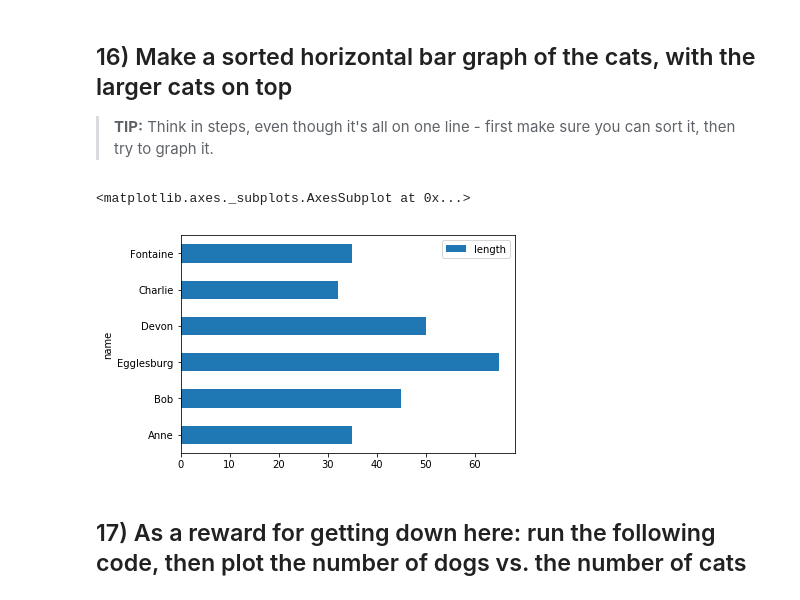
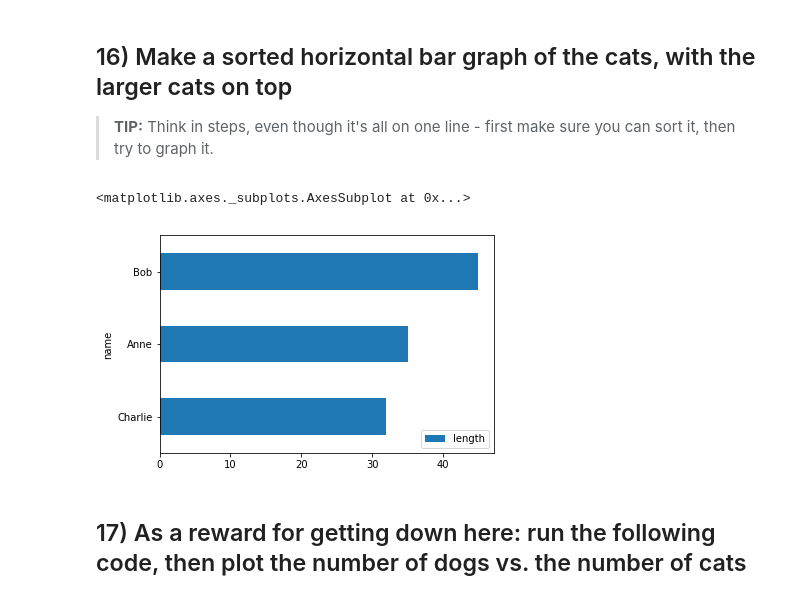
Before and after one commit to simon-pinkmartini/foundations, a Jupyter notebook: class-05/05 - pandas intro (animals dataset).ipynb, the cells around one changed output. Drawn from its saved outputs; the diff is of its cells as text; code cells hidden in the pictures.

```diff
--- a/class-05/05 - pandas intro (animals dataset).ipynb
+++ b/class-05/05 - pandas intro (animals dataset).ipynb
@@ -205,10 +208,10 @@ df.plot?
 
 > **TIP:** Think in steps, even though it's all on one line - first make sure you can sort it, then try to graph it.
 # %%
-df.plot(kind="barh", x="name", y="length")
+df[df["animal"] == "cat"].sort_values("length").plot(kind="barh", x="name", y="length")
 # %% [output]
 <matplotlib.axes._subplots.AxesSubplot at 0x...>
-[figure, old version]
+[figure, new version]
 # %% [markdown]
 ## 17) As a reward for getting down here: run the following code, then plot the number of dogs vs. the number of cats
 # %%
```
Also changed, not shown: parts of 2 cells of this notebook.
